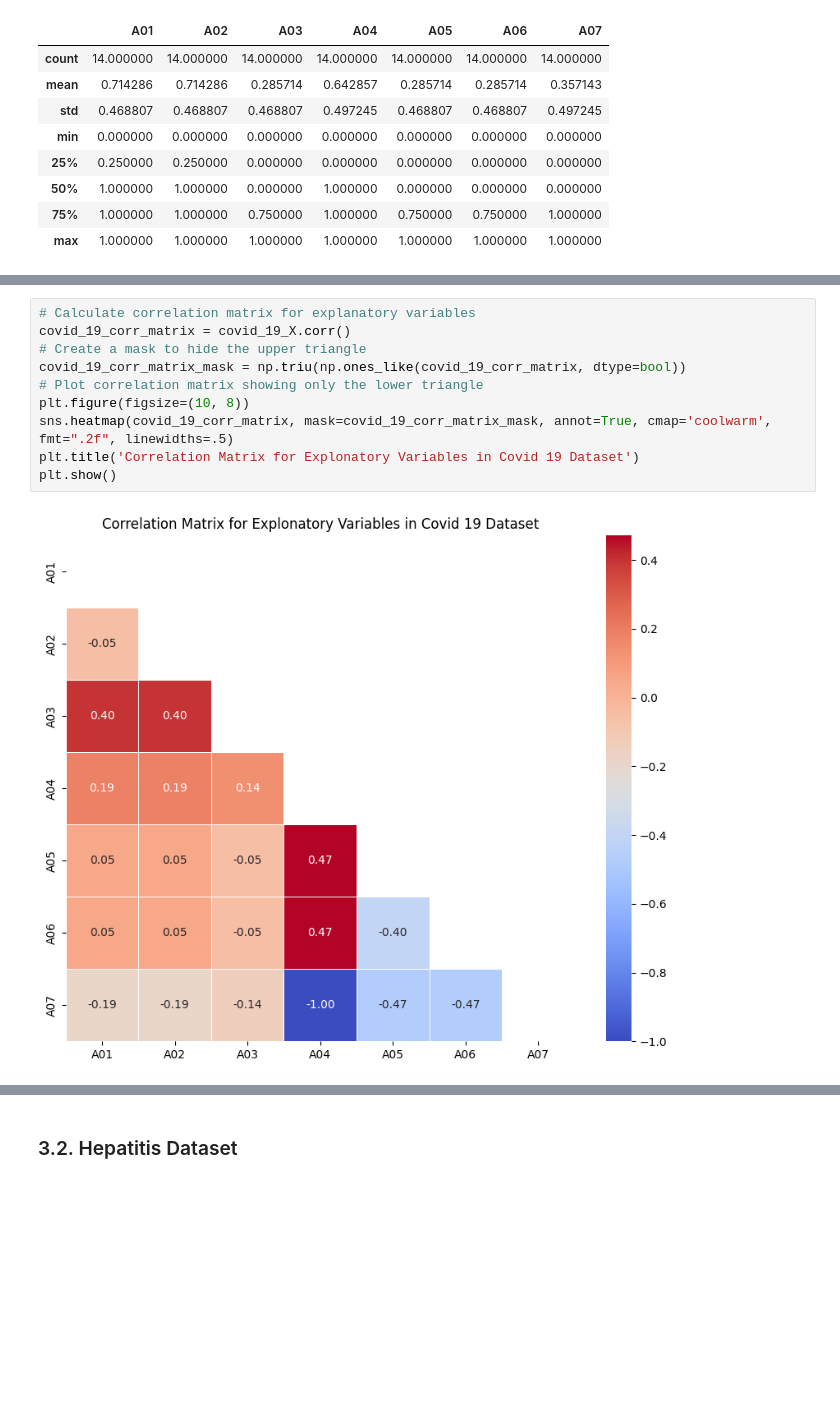
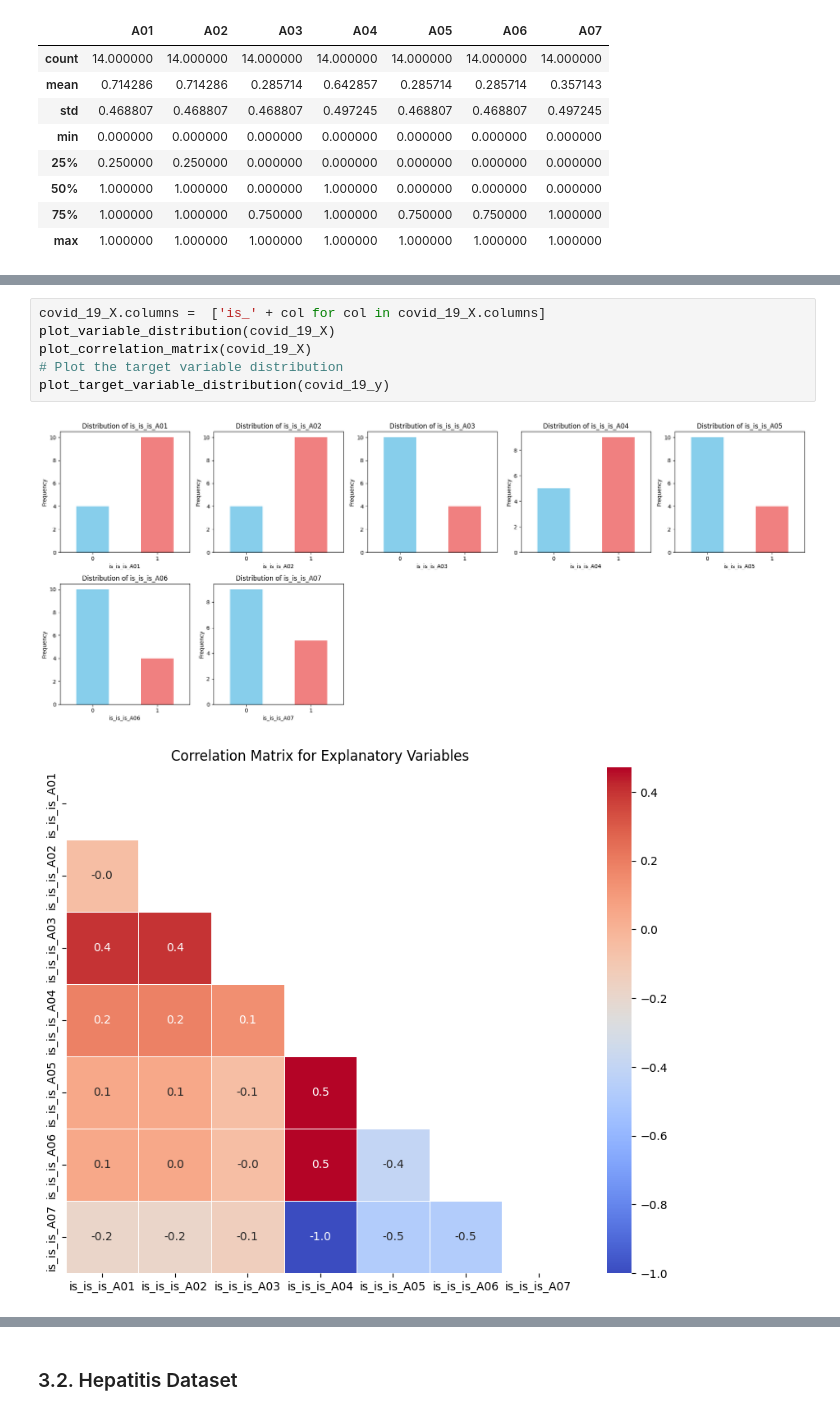
Before and after one commit to mrcljns/Reproducible-Research-Project, a Jupyter notebook: EDA_WIP.ipynb, the cells around one changed output, grey strips where cells are left out. Cells and saved outputs as stored; diff of their text form; blank space fills up the shorter version.

Commit message:
Converted data manipulation steps to functions. Also, completed EDA for all datasets.

```diff
--- a/EDA_WIP.ipynb
+++ b/EDA_WIP.ipynb
@@ -70,12 +202,9 @@ plt.show()
-# %%
-# Calculate correlation matrix for explanatory variables
-covid_19_corr_matrix = covid_19_X.corr()
-# Create a mask to hide the upper triangle
-covid_19_corr_matrix_mask = np.triu(np.ones_like(covid_19_corr_matrix, dtype=bool))
-# Plot correlation matrix showing only the lower triangle
-plt.figure(figsize=(10, 8))
-sns.heatmap(covid_19_corr_matrix, mask=covid_19_corr_matrix_mask, annot=True, cmap='coolwarm', fmt=".2f", linewidths=.5)
-plt.title('Correlation Matrix for Explonatory Variables in Covid 19 Dataset')
-plt.show()
-# %% [output]
-[figure, removed]
+# %%
+covid_19_X.columns =  ['is_' + col for col in covid_19_X.columns]
+plot_variable_distribution(covid_19_X)
+plot_correlation_matrix(covid_19_X)
+# Plot the target variable distribution
+plot_target_variable_distribution(covid_19_y)
+# %% [output]
+[figure, added]
+[figure, added]
```
Also changed, not shown: parts of 33 cells of this notebook.
